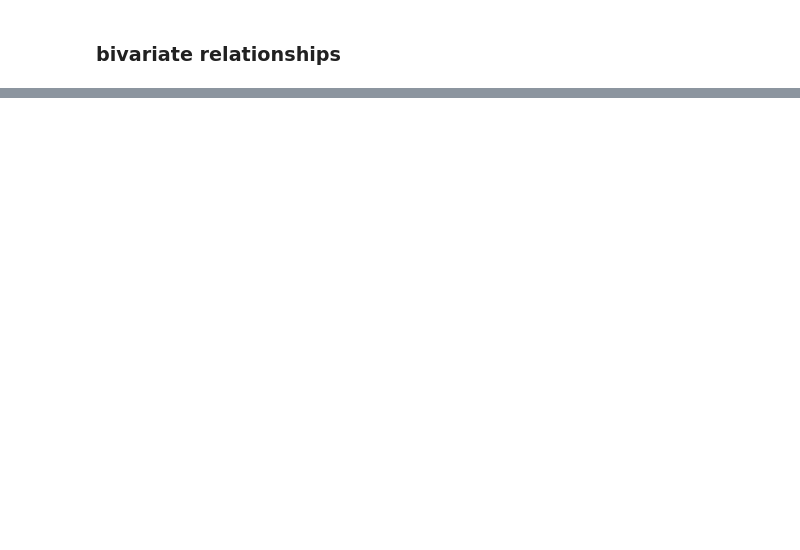
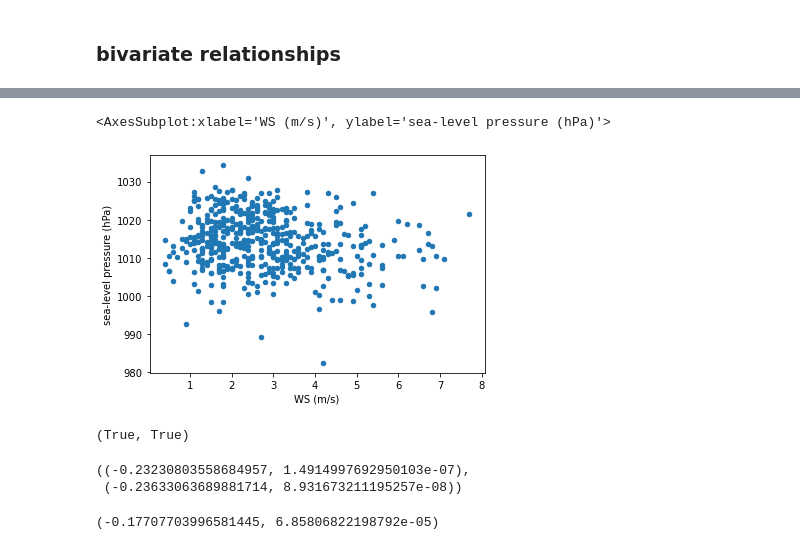
Before and after one commit to jmquintana79/utilsDS, a Jupyter notebook: notebooks/analysis/EDA/EDA-describe/notebook-EDA_describe.ipynb, the cells around one changed output, grey strips where cells are left out. Cells and saved outputs as stored; diff of their text form; code cells hidden in the pictures; blank space fills up the shorter version.

Commit message:
improve linear correlation analysis

```diff
--- a/notebooks/analysis/EDA/EDA-describe/notebook-EDA_describe.ipynb
+++ b/notebooks/analysis/EDA/EDA-describe/notebook-EDA_describe.ipynb
@@ -413,3 +413,23 @@ describe_bivariate(data, only_dependent=False, is_remove_outliers = True, size_m
 | 19 | cloud_coverage | temperature (degC) | NaN | NaN | NaN | NaN | NaN | ... |
 | 20 | cloud_coverage | vapor_press (hPa) | NaN | NaN | NaN | NaN | NaN | ... |
 | 21 | cloud_coverage | visibility (km) | NaN | NaN | NaN | NaN | NaN | ... |
+# %%
+c1 = "WS (m/s)"
+c2 = "sea-level pressure (hPa)"
+juan = data[[c1, c2]].copy().sample(500)
+data1 = juan[c1].values.astype("int64")
+data2 = juan[c2].values
+juan.plot(kind = "scatter", x = c1, y = c2)
+# %% [output]
+<AxesSubplot:xlabel='WS (m/s)', ylabel='sea-level pressure (hPa)'>
+[figure, added]
+# %%
+import htest
+not htest.correlation_pearson(data1, data2), not htest.correlation_spearman(data1, data2)
+# %% [output]
+(True, True)
+# %%
+htest.correlation_pearson(data1, data2, return_corr = True), htest.correlation_spearman(data1, data2, return_corr = True)
+# %% [output]
+((-0.23230803558684957, 1.4914997692950103e-07),
+ (-0.23633063689881714, 8.931673211195257e-08))
@@ -415,0 +506,4 @@ describe_bivariate(data, only_dependent=False, is_remove_outliers = True, size_m
+# %%
+analysis_linear_correlation(data1, data2)
+# %% [output]
+(-0.17707703996581445, 6.85806822198792e-05)
```
Also changed, not shown: parts of 5 cells of this notebook, 2 other files.
